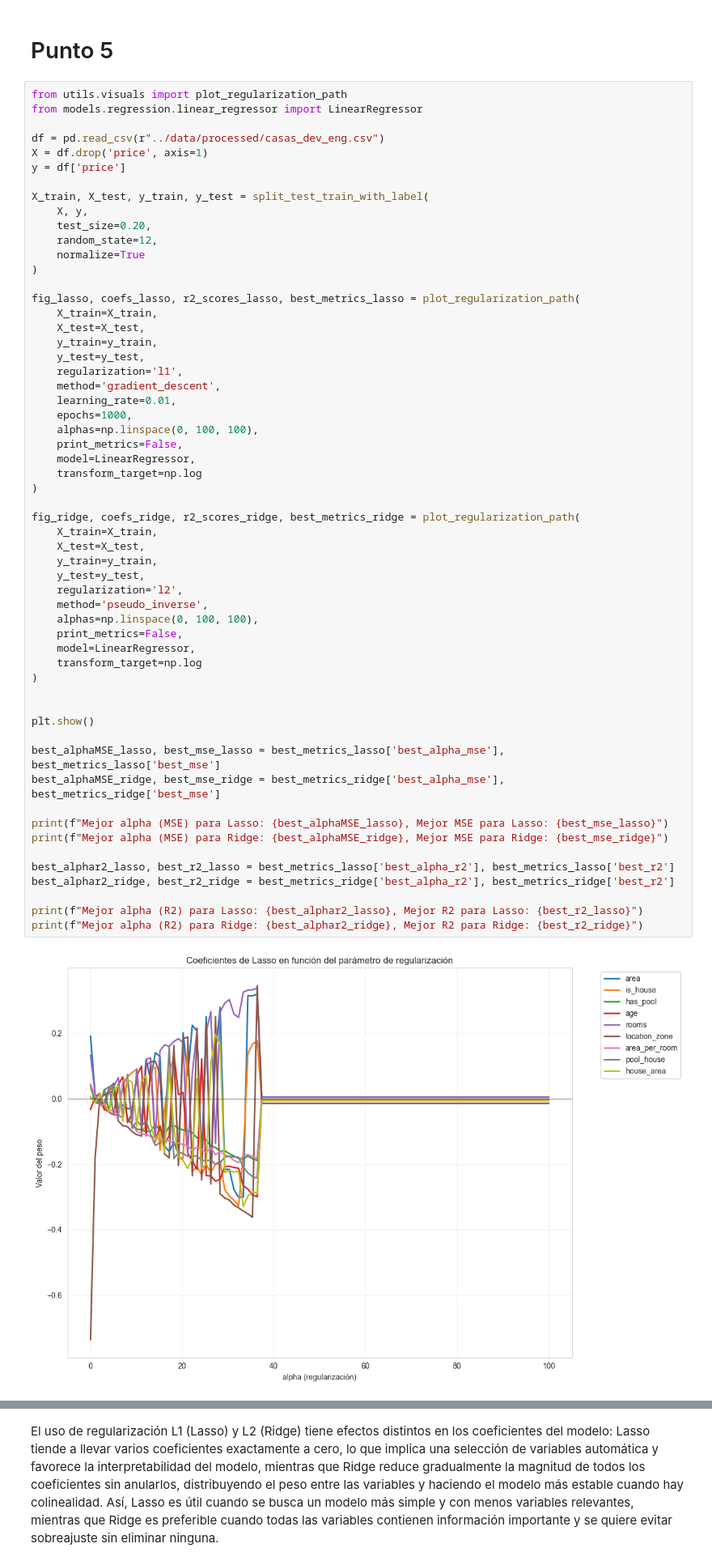
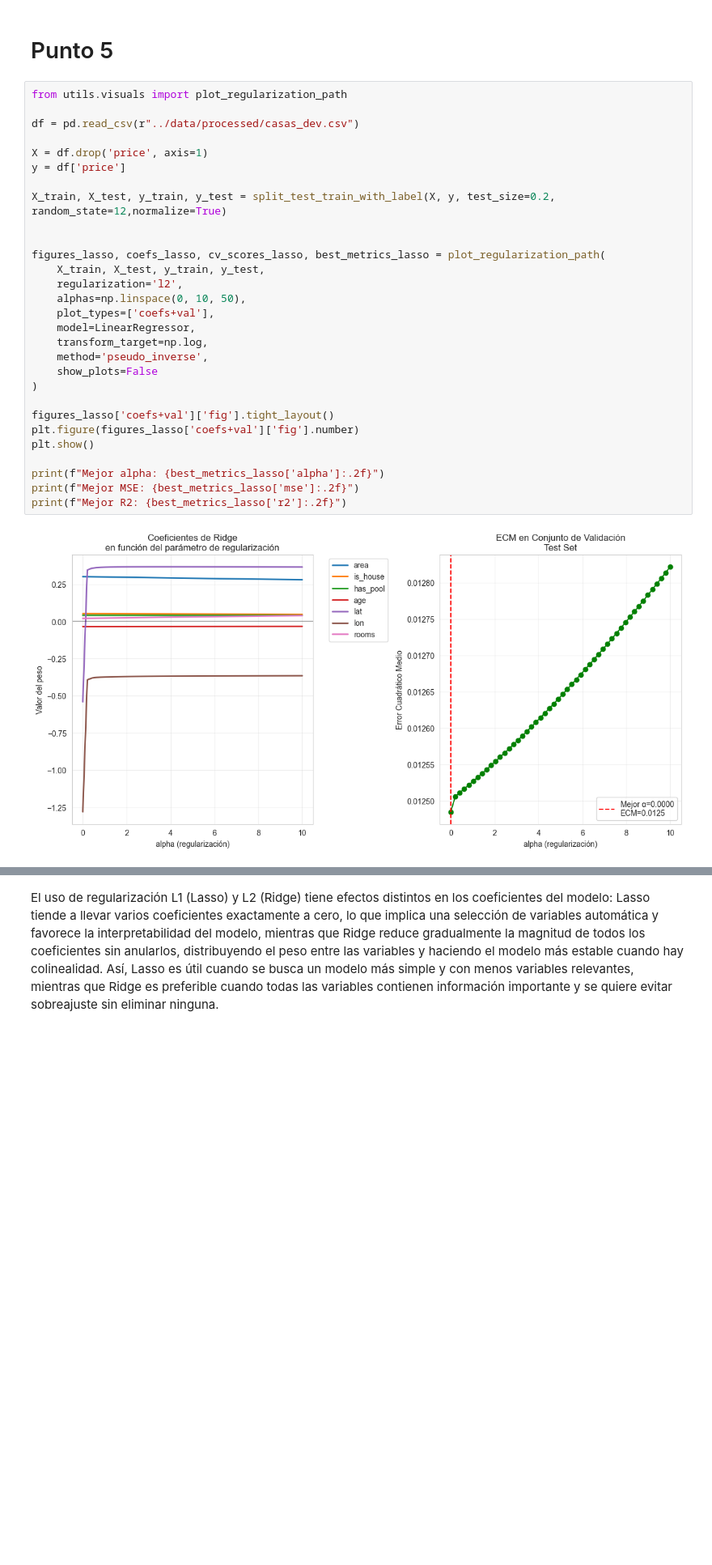
Before and after one commit to frizynn/tp1-machine-learning, a Jupyter notebook: src/Entrega_Tp1.ipynb, the cells around one changed output, grey strips where cells are left out. Shown at 81% size. Cells and saved outputs as stored; diff of their text form; blank space fills up the shorter version.

Commit message:
refactor plot

```diff
--- a/src/Entrega_Tp1.ipynb
+++ b/src/Entrega_Tp1.ipynb
@@ -913,60 +913,32 @@ model_engineering3 = results_engineering3["model"]
 # Punto 5
 # %%
 from utils.visuals import plot_regularization_path
-from models.regression.linear_regressor import LinearRegressor
 
-df = pd.read_csv(r"../data/processed/casas_dev_eng.csv")
+df = pd.read_csv(r"../data/processed/casas_dev.csv")
+
 X = df.drop('price', axis=1)
 y = df['price']
 
-X_train, X_test, y_train, y_test = split_test_train_with_label(
-    X, y,
-    test_size=0.20,
-    random_state=12,
-    normalize=True
+X_train, X_test, y_train, y_test = split_test_train_with_label(X, y, test_size=0.2, random_state=12,normalize=True)
+
+
+figures_lasso, coefs_lasso, cv_scores_lasso, best_metrics_lasso = plot_regularization_path(
+    X_train, X_test, y_train, y_test,
+    regularization='l2',
+    alphas=np.linspace(0, 10, 50),
+    plot_types=['coefs+val'],
+    model=LinearRegressor,
+    transform_target=np.log,
+    method='pseudo_inverse',
+    show_plots=False
 )
 
-fig_lasso, coefs_lasso, r2_scores_lasso, best_metrics_lasso = plot_regularization_path(
-    X_train=X_train,
-    X_test=X_test,
-    y_train=y_train,
-    y_test=y_test,
-    regularization='l1',
-    method='gradient_descent',
-    learning_rate=0.01,
-    epochs=1000,
-    alphas=np.linspace(0, 100, 100),
-    print_metrics=False,
-    model=LinearRegressor,
-    transform_target=np.log
-)
-
-fig_ridge, coefs_ridge, r2_scores_ridge, best_metrics_ridge = plot_regularization_path(
-    X_train=X_train,
-    X_test=X_test,
-    y_train=y_train,
-    y_test=y_test,
-    regularization='l2',
-    method='pseudo_inverse',
-    alphas=np.linspace(0, 100, 100),
-    print_metrics=False,
-    model=LinearRegressor,
-    transform_target=np.log
-)
-
-
+figures_lasso['coefs+val']['fig'].tight_layout()
+plt.figure(figures_lasso['coefs+val']['fig'].number)
 plt.show()
 
-best_alphaMSE_lasso, best_mse_lasso = best_metrics_lasso['best_alpha_mse'], best_metrics_lasso['best_mse']
-best_alphaMSE_ridge, best_mse_ridge = best_metrics_ridge['best_alpha_mse'], best_metrics_ridge['best_mse']
-
-print(f"Mejor alpha (MSE) para Lasso: {best_alphaMSE_lasso}, Mejor MSE para Lasso: {best_mse_lasso}")
-print(f"Mejor alpha (MSE) para Ridge: {best_alphaMSE_ridge}, Mejor MSE para Ridge: {best_mse_ridge}")
-
-best_alphar2_lasso, best_r2_lasso = best_metrics_lasso['best_alpha_r2'], best_metrics_lasso['best_r2']
-best_alphar2_ridge, best_r2_ridge = best_metrics_ridge['best_alpha_r2'], best_metrics_ridge['best_r2']
-
-print(f"Mejor alpha (R2) para Lasso: {best_alphar2_lasso}, Mejor R2 para Lasso: {best_r2_lasso}")
-print(f"Mejor alpha (R2) para Ridge: {best_alphar2_ridge}, Mejor R2 para Ridge: {best_r2_ridge}")
+print(f"Mejor alpha: {best_metrics_lasso['alpha']:.2f}")
+print(f"Mejor MSE: {best_metrics_lasso['mse']:.2f}")
+print(f"Mejor R2: {best_metrics_lasso['r2']:.2f}")
 # %% [output]
-[figure, old version]
+[figure, new version]
```
Also changed, not shown: parts of 1 cell of this notebook, 3 other files.
